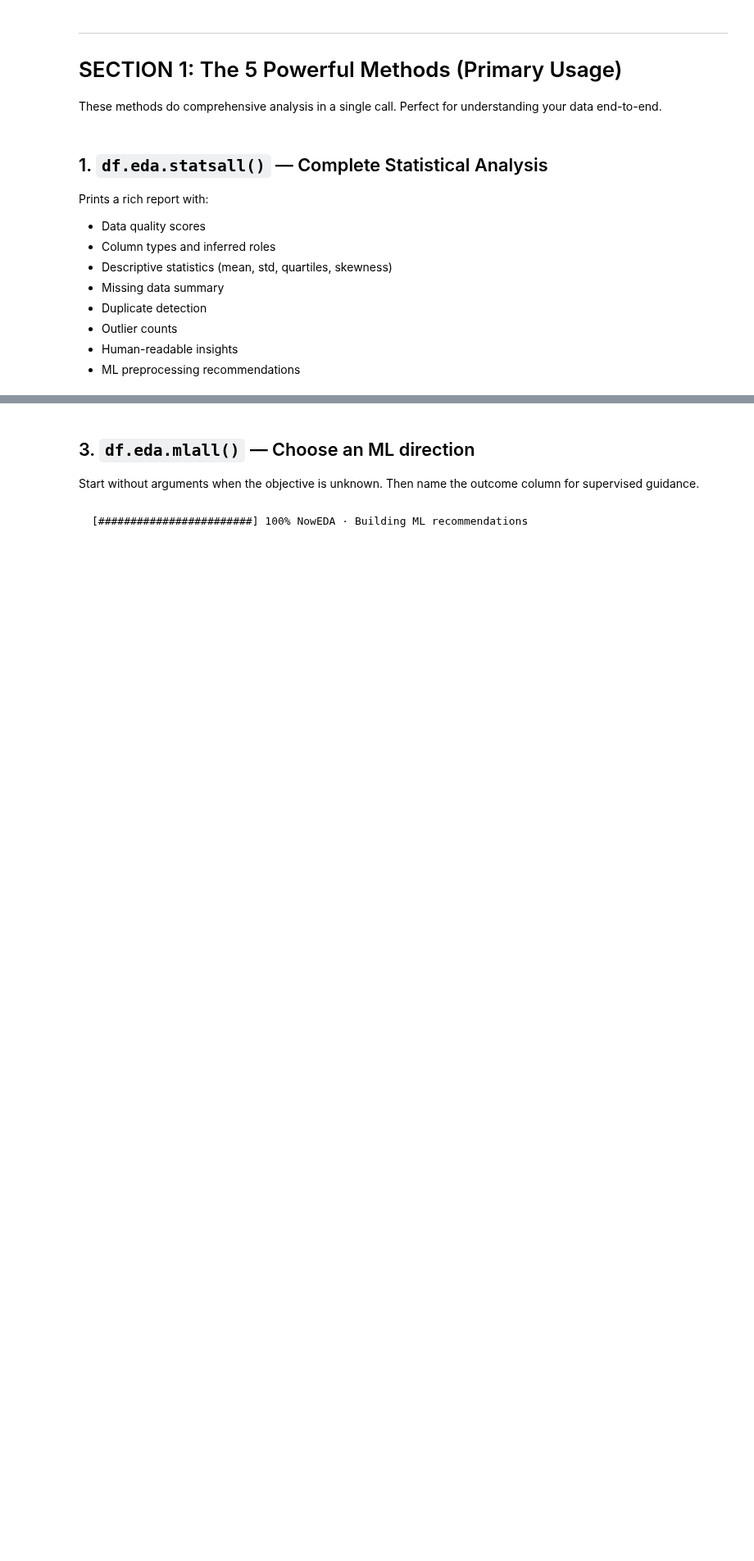
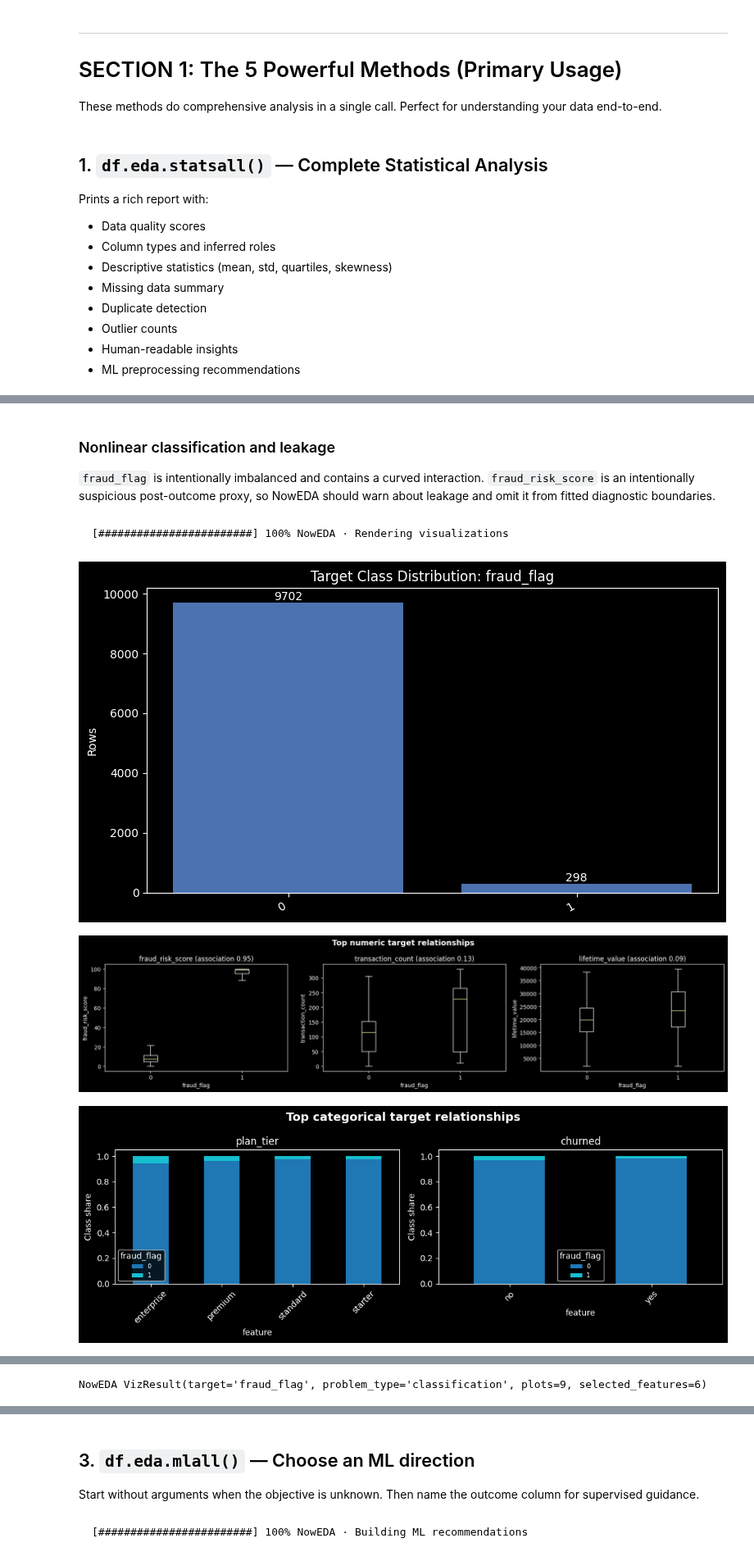
Before and after one commit to codewithdaniel1/NowEDA, a Jupyter notebook: playground.ipynb, the cells around one changed output, grey strips where cells are left out. Shown at 82% size. Saved outputs shown, nothing was run; the diff lists cells and outputs as text; code cells hidden in the pictures; blank space fills up the shorter version.

```diff
--- a/playground.ipynb
+++ b/playground.ipynb
@@ -196,0 +206,19 @@ NowEDA VizResult(target='fraud_flag', problem_type='classification', plots=15, s
+# %% [markdown]
+### Nonlinear classification and leakage
+
+`fraud_flag` is intentionally imbalanced and contains a curved interaction.
+`fraud_risk_score` is an intentionally suspicious post-outcome proxy, so NowEDA
+should warn about leakage and omit it from fitted diagnostic boundaries.
+# %%
+fraud_visuals = df.eda.vizall(
+    target="fraud_flag",
+    max_plots=9,
+)
+print('Possible leakage:', fraud_visuals['leakage_candidates'])
+print(fraud_visuals['diagnostic_models'])
+fraud_visuals
+# %% [output]
+[########################] 100% NowEDA · Rendering visualizations
+[figure, added]
+[figure, added]
+[figure, added]
@@ -196,0 +233 @@ NowEDA VizResult(target='fraud_flag', problem_type='classification', plots=15, s
+NowEDA VizResult(target='fraud_flag', problem_type='classification', plots=9, selected_features=6)
```
Also changed, not shown: parts of 29 cells of this notebook, 18 other files.
